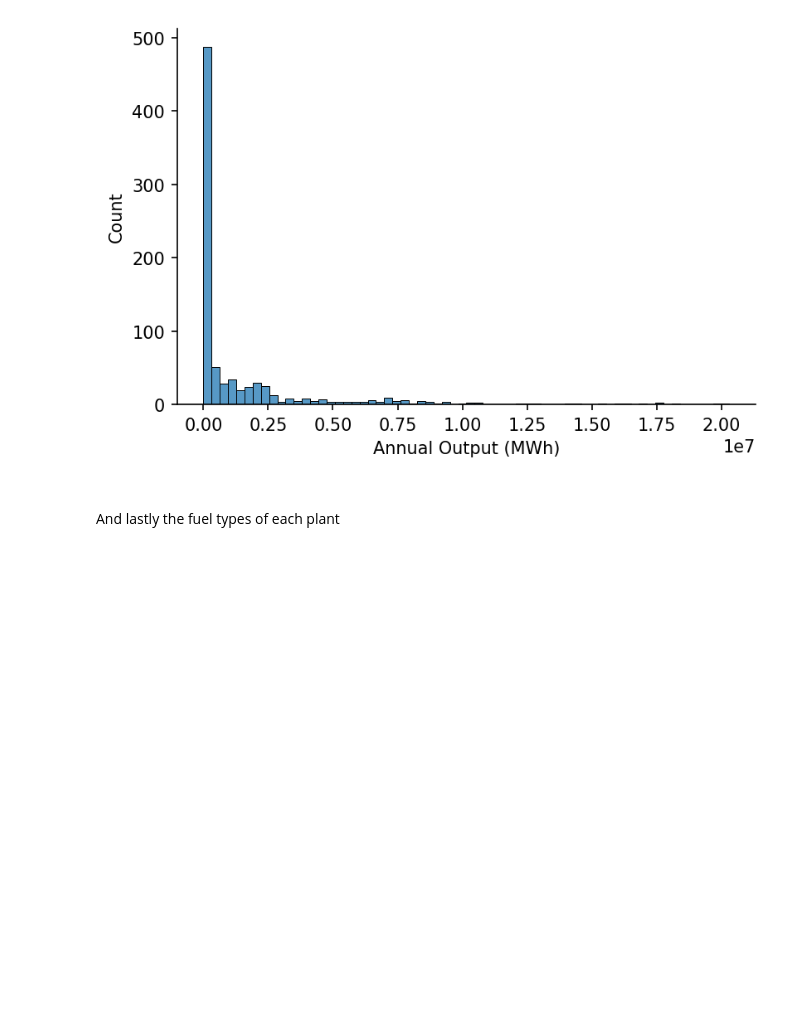
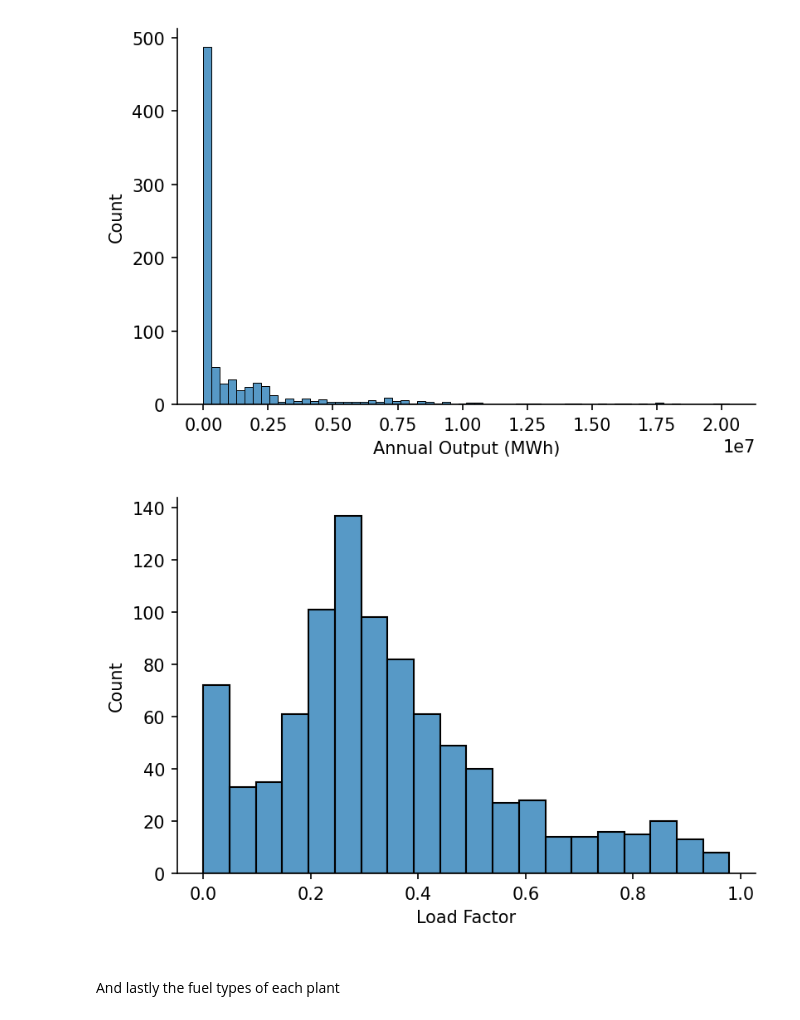
Before and after one commit to OSUKED/GB-Carbon-Intensity, a Jupyter notebook: nbs/01-asset-level-intensities.ipynb, the cells around one changed output. Drawn from its saved outputs; the diff is of its cells as text; code cells hidden in the pictures; blank space fills up the shorter version.

```diff
--- a/nbs/01-asset-level-intensities.ipynb
+++ b/nbs/01-asset-level-intensities.ipynb
@@ -99,3 +102,26 @@ hlp.hide_spines(ax)
+# %%
+output_attr = 'Load Factor'
+
+s_load_factors = (
+    df_attrs
+    .query('attribute==@output_attr')
+    [['dictionary_id', 'year', 'value']]
+    .dropna()
+    .astype({'dictionary_id': int, 'year': int, 'value': float})
+    .groupby(['dictionary_id', 'year'])
+    ['value']
+    .mean()
+)
+
+# Plotting
+fig, ax = plt.subplots(dpi=150)
+
+sns.histplot(s_load_factors, ax=ax)
+
+ax.set_xlabel(output_attr)
+hlp.hide_spines(ax)
+# %% [output]
+[figure, added]
 # %% [markdown]
 <br>
 
```
Also changed, not shown: parts of 12 cells of this notebook, 10 other files.
